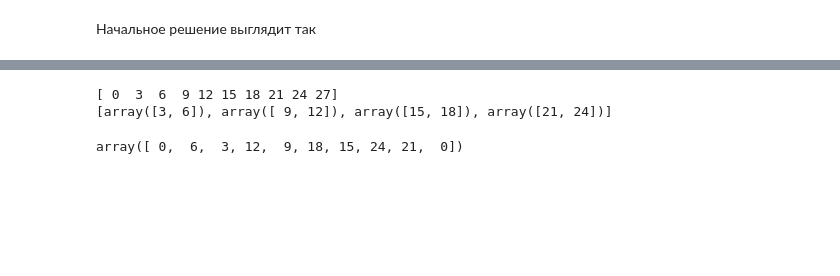
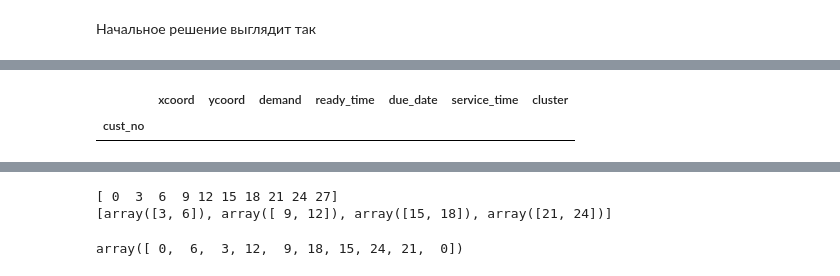
Before and after one commit to Saldern/vrp, a Jupyter notebook: lab1.ipynb, the cells around one changed output, grey strips where cells are left out. Cells and saved outputs as stored; diff of their text form; code cells hidden in the pictures; blank space fills up the shorter version.

```diff
--- a/lab1.ipynb
+++ b/lab1.ipynb
@@ -101 +100,6 @@ for route in initial_solution:
+# %%
+slv.df.loc[~slv.df.index.isin(slv.routed_clients)]
+# %% [output]
+|  | xcoord | ycoord | demand | ready_time | due_date | service_time | cluster |
+| cust_no |  |  |  |  |  |  |  |
 # %%
```
Also changed, not shown: parts of 11 cells of this notebook, 1 other file.
